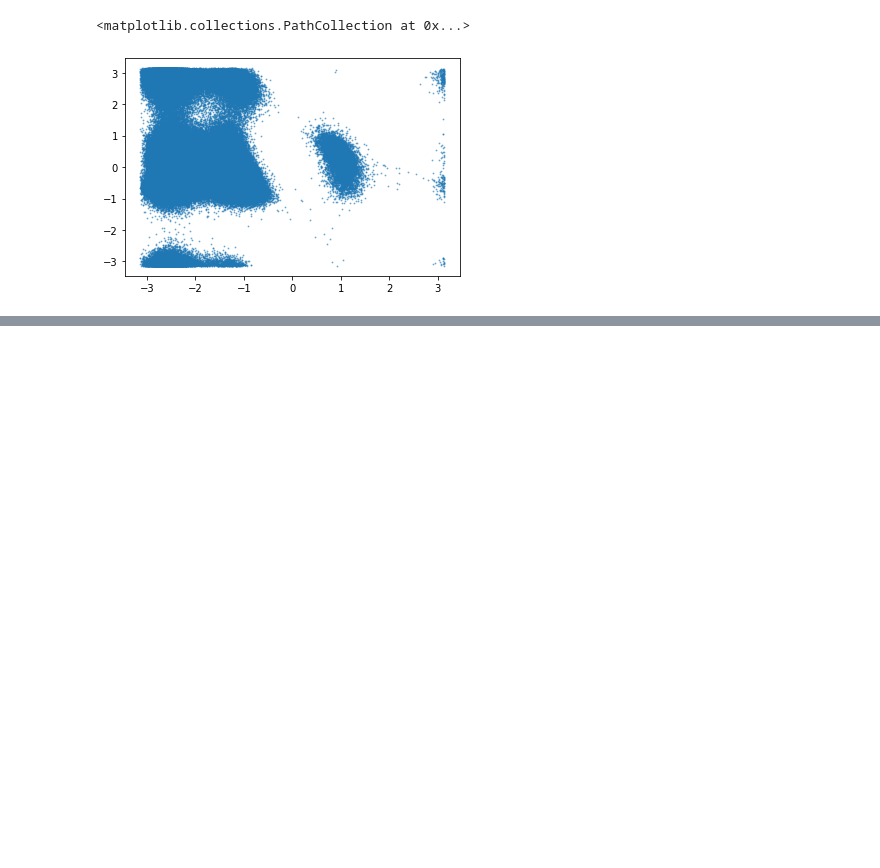
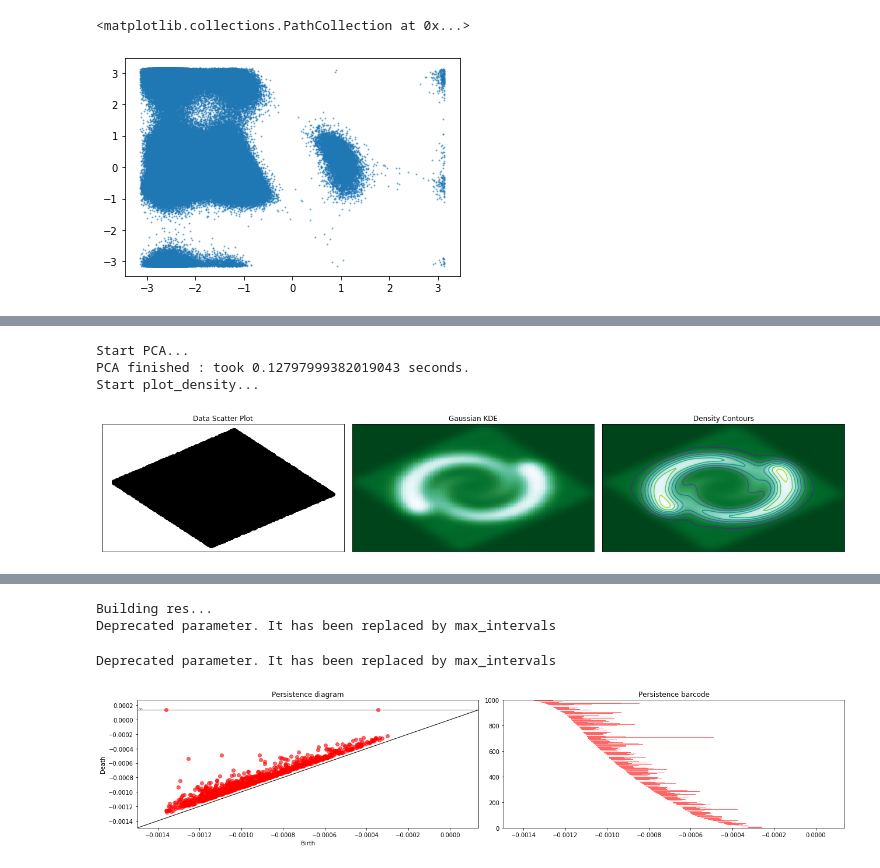
Before and after one commit to bricerauby/Protein_conformation_analysis, a Jupyter notebook: tomato_implementation.ipynb, the cells around one changed output, grey strips where cells are left out. Drawn from its saved outputs; the diff is of its cells as text; code cells hidden in the pictures; blank space fills up the shorter version.

```diff
--- a/tomato_implementation.ipynb
+++ b/tomato_implementation.ipynb
@@ -278,7 +314,7 @@ def plot_density(X, reduced, nbins, den, vec):
     plt.xticks([])
     plt.yticks([])
 
-    ax0 = plt.subplot(fig[1:3,0:3], projection='3d')
+    """ax0 = plt.subplot(fig[1:3,0:3], projection='3d')
     ax0.set_title('Mapped Density over 2D Space')
     ax0.set_xticks([])
     ax0.set_yticks([])
@@ -296,7 +332,7 @@ def plot_density(X, reduced, nbins, den, vec):
     ax1.scatter(x, y, vec, s=2, c='lightgrey')
     ax1.set_xlabel('x Coordinate')
     ax1.set_ylabel('y Coordinate')
-    ax1.set_zlabel('Density Value')
+    ax1.set_zlabel('Density Value')"""
 
     plt.tight_layout()
     plt.show()
@@ -313,6 +349,8 @@ def estimate_density(x, nbins=100, graph=False):
         reduced = PCA(n_components=2).fit_transform(x)
         end = time.time()
         print('PCA finished : took {} seconds.'.format(end-start))
+    else:
+        reduced = x
 
     if graph:
         print('Start plot_density...')
@@ -330,7 +368,7 @@ def estimate_density(x, nbins=100, graph=False):
 # graph is a boolean for data visualization
 def estimate_clusters(x, neighbors=6, graph=False):
 
-    vec = estimate_density(x, graph=False)
+    vec = estimate_density(x, graph=True)
 
     kdt = KDTree(x, metric='euclidean')
     sxt = gudhi.SimplexTree()
@@ -362,4 +400,9 @@ def estimate_clusters(x, neighbors=6, graph=False):
         plt.tight_layout()
         plt.show()
 # %%
-estimate_clusters(spi_dens_cors_arr)
+estimate_clusters(spi_dens_cors_arr, graph=True)
+# %% [output]
+Start PCA...
+PCA finished : took 0.12797999382019043 seconds.
+Start plot_density...
+[figure, added]
@@ -365,0 +411,4 @@ estimate_clusters(spi_dens_cors_arr)
+Building res...
+Deprecated parameter. It has been replaced by max_intervals
+Deprecated parameter. It has been replaced by max_intervals
+[figure, added]
```
Also changed, not shown: parts of 15 cells of this notebook, 1 other file.
